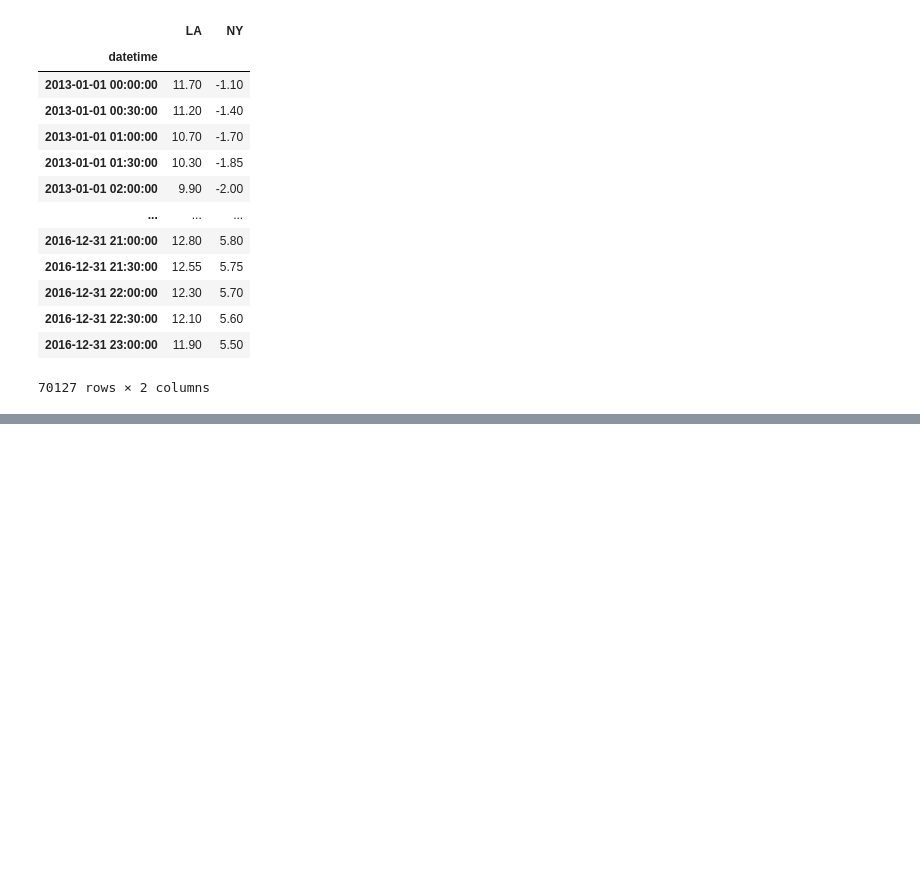
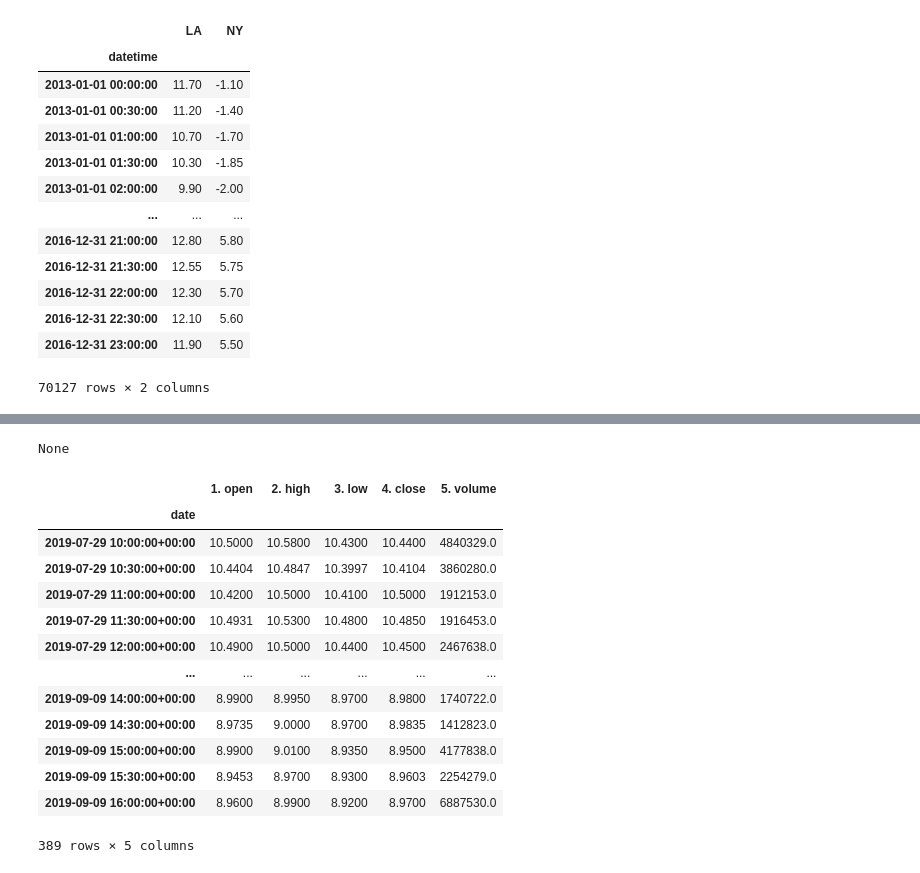
Before and after one commit to Jayce77/pythonDataCookbook, a Jupyter notebook: timeSeriesWithPandas.ipynb, the cells around one changed output, grey strips where cells are left out. Drawn from its saved outputs; the diff is of its cells as text; code cells hidden in the pictures; blank space fills up the shorter version.

```diff
--- a/timeSeriesWithPandas.ipynb
+++ b/timeSeriesWithPandas.ipynb
@@ -293,0 +335,21 @@ temp.interpolate()
+# %%
+print(ge.index.tz)
+# %% [output]
+None
+# %%
+ge.tz_localize('UTC')
+# %% [output]
+|  | 1. open | 2. high | 3. low | 4. close | 5. volume |
+| date |  |  |  |  |  |
+| 2019-07-29 10:00:00+00:00 | 10.5000 | 10.5800 | 10.4300 | 10.4400 | 4840329.0 |
+| 2019-07-29 10:30:00+00:00 | 10.4404 | 10.4847 | 10.3997 | 10.4104 | 3860280.0 |
+| 2019-07-29 11:00:00+00:00 | 10.4200 | 10.5000 | 10.4100 | 10.5000 | 1912153.0 |
+| 2019-07-29 11:30:00+00:00 | 10.4931 | 10.5300 | 10.4800 | 10.4850 | 1916453.0 |
+| 2019-07-29 12:00:00+00:00 | 10.4900 | 10.5000 | 10.4400 | 10.4500 | 2467638.0 |
+| ... | ... | ... | ... | ... | ... |
+| 2019-09-09 14:00:00+00:00 | 8.9900 | 8.9950 | 8.9700 | 8.9800 | 1740722.0 |
+| 2019-09-09 14:30:00+00:00 | 8.9735 | 9.0000 | 8.9700 | 8.9835 | 1412823.0 |
+| 2019-09-09 15:00:00+00:00 | 8.9900 | 9.0100 | 8.9350 | 8.9500 | 4177838.0 |
+| 2019-09-09 15:30:00+00:00 | 8.9453 | 8.9700 | 8.9300 | 8.9603 | 2254279.0 |
+| 2019-09-09 16:00:00+00:00 | 8.9600 | 8.9900 | 8.9200 | 8.9700 | 6887530.0 |
+389 rows × 5 columns
```
Also changed, not shown: parts of 15 cells of this notebook.
